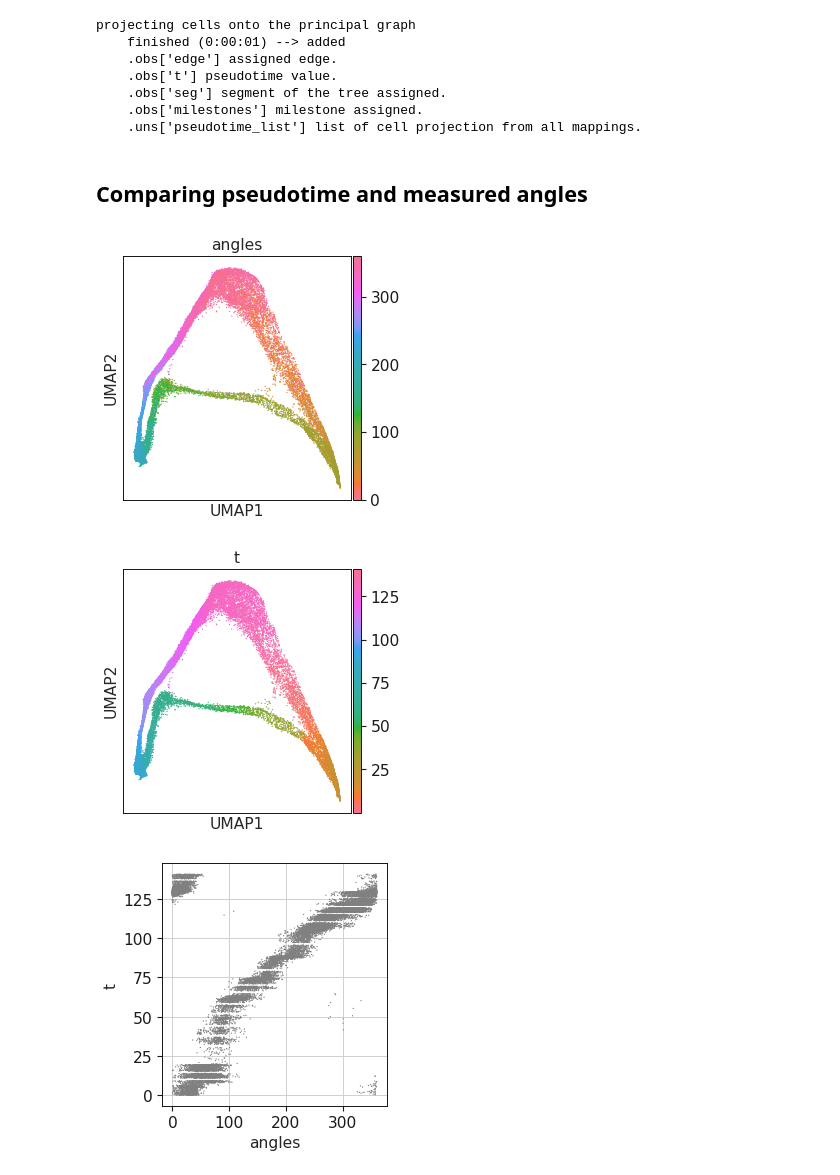
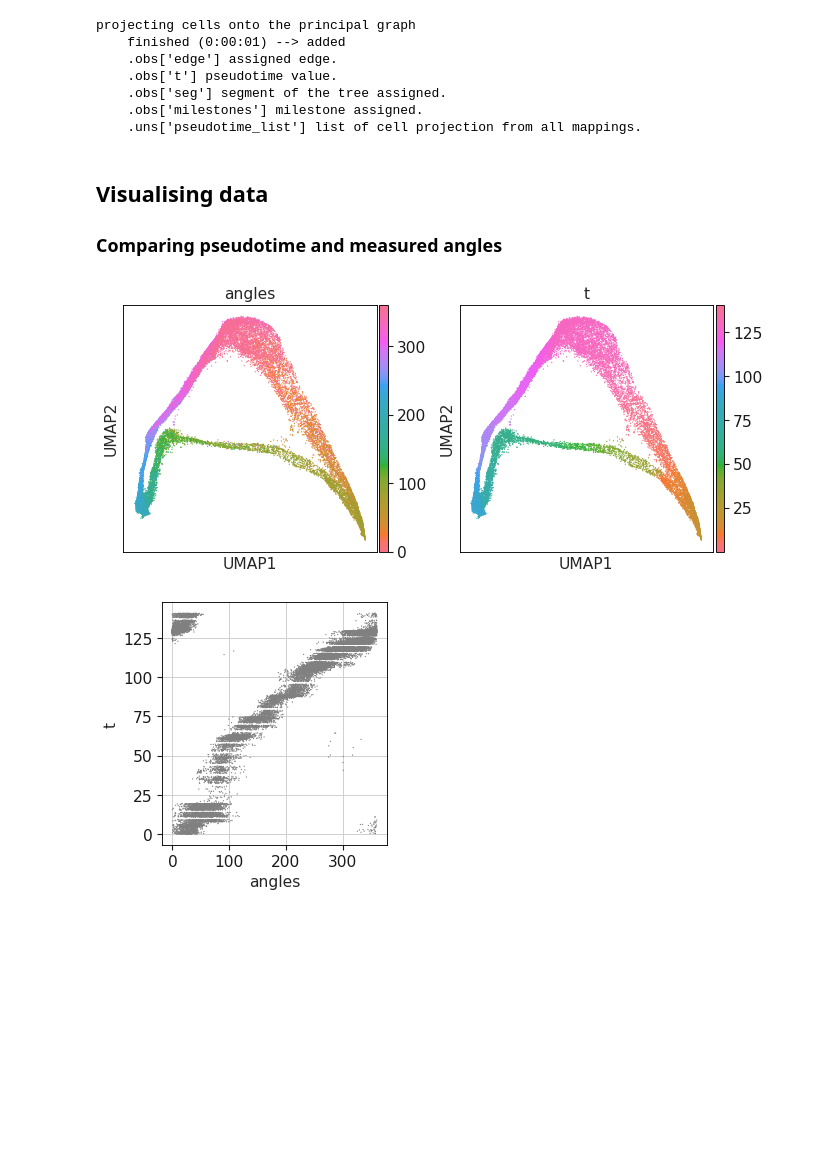
Before and after one commit to LouisFaure/scFates_notebooks, a Jupyter notebook: Beyond_scRNAseq.ipynb, the cells around one changed output. Cells and saved outputs as stored; diff of their text form; code cells hidden in the pictures; blank space fills up the shorter version.

```diff
--- a/Beyond_scRNAseq.ipynb
+++ b/Beyond_scRNAseq.ipynb
@@ -154,13 +154,13 @@ projecting cells onto the principal graph
     .obs['milestones'] milestone assigned.
     .uns['pseudotime_list'] list of cell projection from all mappings.
 # %% [markdown]
-## Comparing pseudotime and measured angles
+## Visualising data
+
+### Comparing pseudotime and measured angles
 # %%
-sc.pl.umap(adata,color='angles',cmap=flat_huslmap)
-sc.pl.umap(adata,color='t',cmap=flat_huslmap)
+sc.pl.umap(adata,color=['angles','t'],cmap=flat_huslmap)
 # %% [output]
-[figure, old version]
+[figure, new version]
-[figure, removed]
 # %%
 sc.pl.scatter(adata,x='angles',y='t')
 # %% [output]
```
Also changed, not shown: parts of 4 cells of this notebook.
